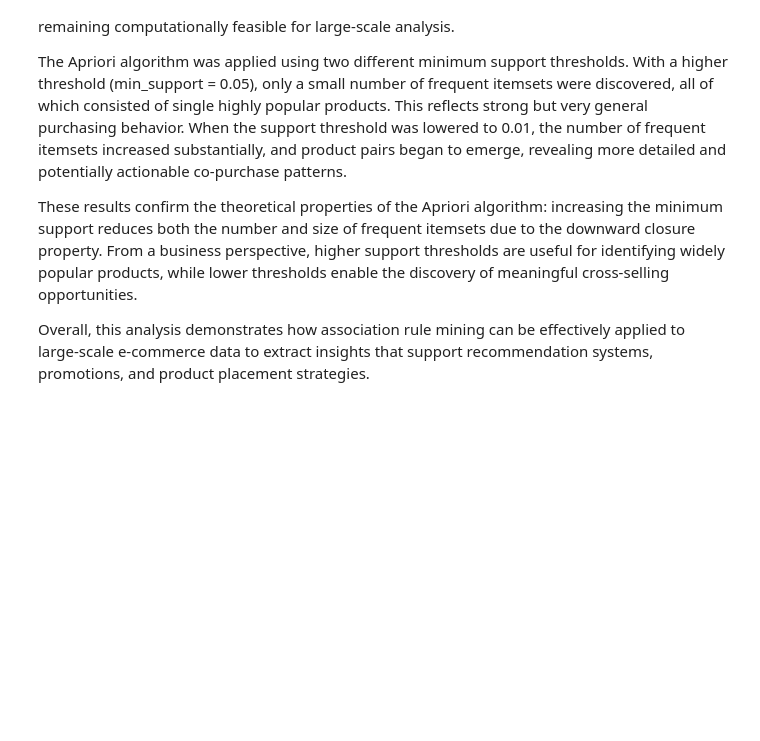
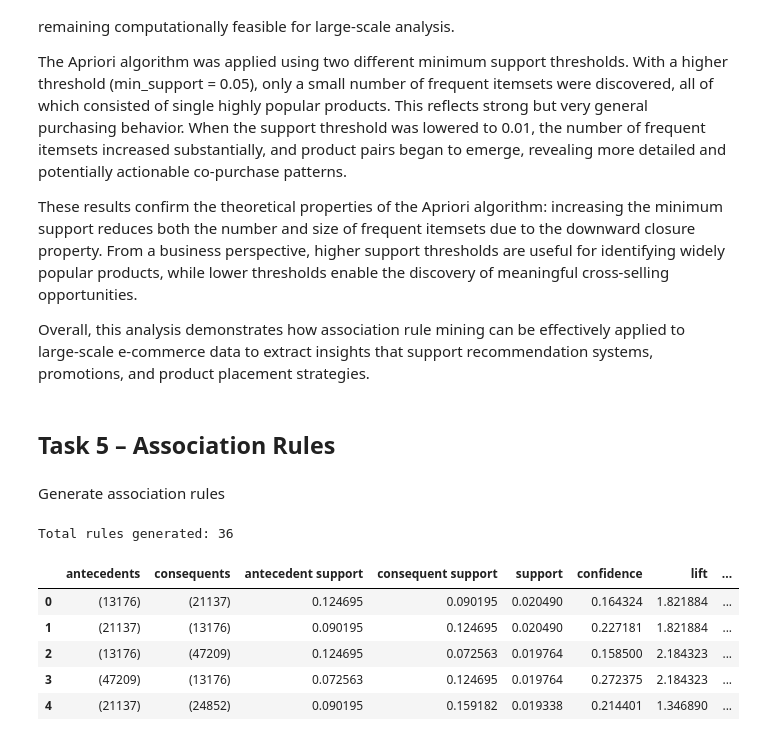
Before and after one commit to SaeedPakniat/ECom_HW3, a Jupyter notebook: Homework3.ipynb, the cells around one changed output. Cells and saved outputs as stored; diff of their text form; code cells hidden in the pictures; blank space fills up the shorter version.

```diff
--- a/Homework3.ipynb
+++ b/Homework3.ipynb
@@ -469,3 +469,27 @@ The Apriori algorithm was applied using two different minimum support thresholds
 These results confirm the theoretical properties of the Apriori algorithm: increasing the minimum support reduces both the number and size of frequent itemsets due to the downward closure property. From a business perspective, higher support thresholds are useful for identifying widely popular products, while lower thresholds enable the discovery of meaningful cross-selling opportunities.
 
 Overall, this analysis demonstrates how association rule mining can be effectively applied to large-scale e-commerce data to extract insights that support recommendation systems, promotions, and product placement strategies.
+# %% [markdown]
+## Task 5 – Association Rules
+# %% [markdown]
+Generate association rules
+# %%
+from mlxtend.frequent_patterns import association_rules
+
+# ---- TASK 5.1: Generate association rules ----
+rules = association_rules(
+    freq_01,
+    metric="lift",
+    min_threshold=1.0
+)
+
+print("Total rules generated:", len(rules))
+rules.head()
+# %% [output]
+Total rules generated: 36
+|  | antecedents | consequents | antecedent support | consequent support | support | confidence | lift | ... |
+| 0 | (13176) | (21137) | 0.124695 | 0.090195 | 0.020490 | 0.164324 | 1.821884 | ... |
+| 1 | (21137) | (13176) | 0.090195 | 0.124695 | 0.020490 | 0.227181 | 1.821884 | ... |
+| 2 | (13176) | (47209) | 0.124695 | 0.072563 | 0.019764 | 0.158500 | 2.184323 | ... |
+| 3 | (47209) | (13176) | 0.072563 | 0.124695 | 0.019764 | 0.272375 | 2.184323 | ... |
+| 4 | (21137) | (24852) | 0.090195 | 0.159182 | 0.019338 | 0.214401 | 1.346890 | ... |
```
Also changed, not shown: parts of 7 cells of this notebook.
